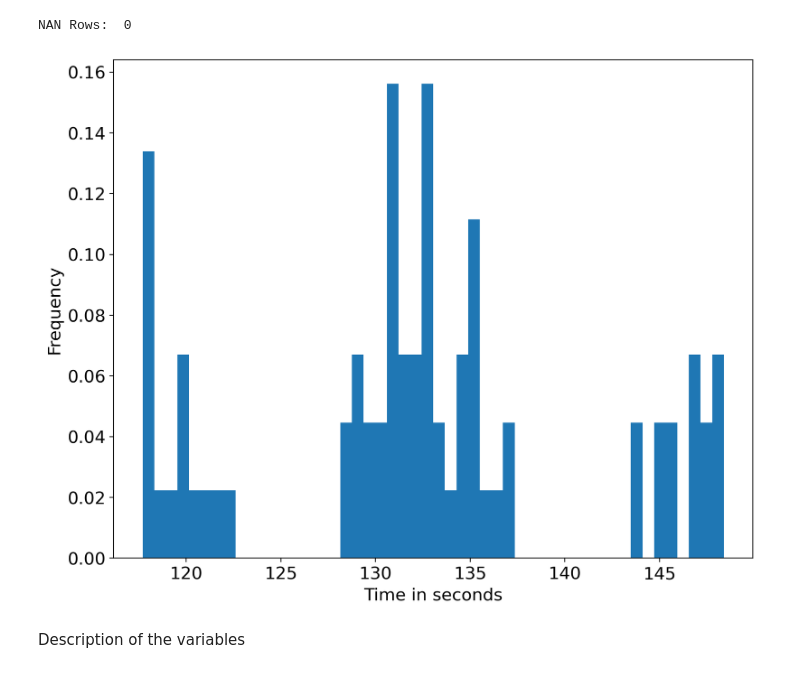
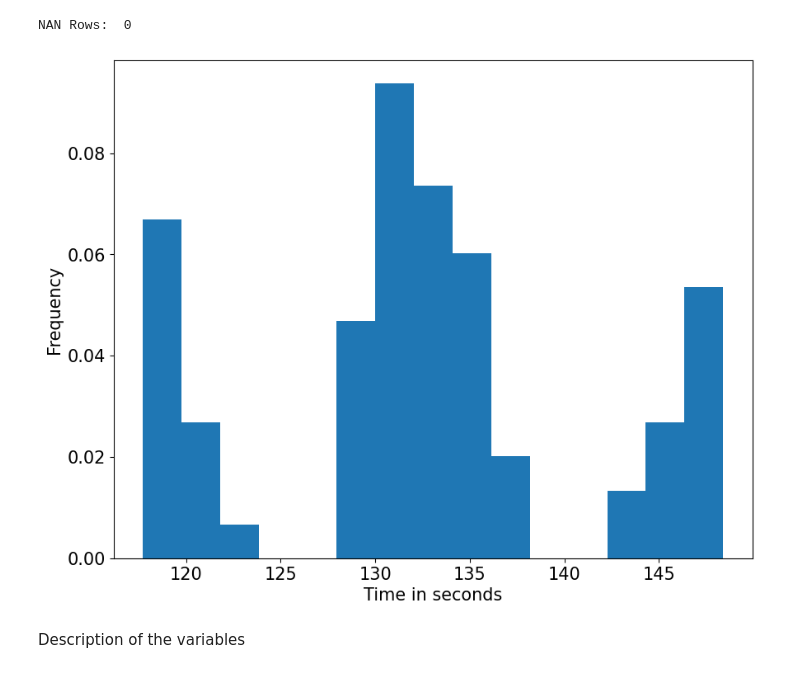
Before and after one commit to r-a-j/Comparison-of-multiple-distributions, a Jupyter notebook: Problem_2_Code_Raj_231811.ipynb, the cells around one changed output. Saved outputs shown, nothing was run; the diff lists cells and outputs as text; code cells hidden in the pictures.

```diff
--- a/Problem_2_Code_Raj_231811.ipynb
+++ b/Problem_2_Code_Raj_231811.ipynb
@@ -81,16 +82,16 @@ print("NAN Rows: ", len(nan_rows))
 NAN Rows:  0
 # %%
 # Plot histogram to check distribution
-plt.figure(figsize=(10, 8), dpi=200)
-freq_dist_fig = data_unique["Time"].plot(kind = "hist", density = True, bins=50)
+plt.figure(figsize=(10, 8), dpi=100)
+freq_dist_fig = data_unique["Time"].plot(kind = "hist", density = True, bins=15)
 plt.rc('xtick', labelsize=15)
 plt.rc('ytick', labelsize=15)
 plt.xlabel('Time in seconds', fontsize=15)
 plt.ylabel('Frequency', fontsize=15)
 plt.show()
 freq_dist_fig.figure.savefig('Plots/Hist_Frequency_Distribution.pdf')
 # %% [output]
-[figure, old version]
+[figure, new version]
 # %% [markdown]
 Description of the variables
 # %%
```
Also changed, not shown: parts of 18 cells of this notebook, 7 other files.
